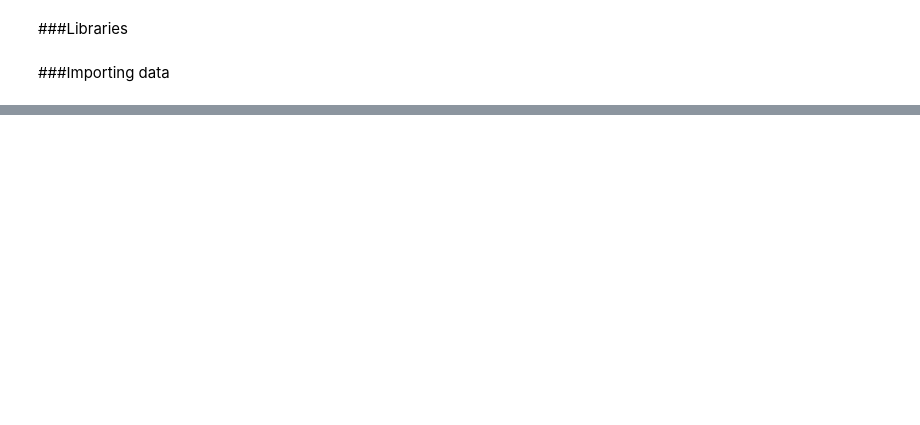
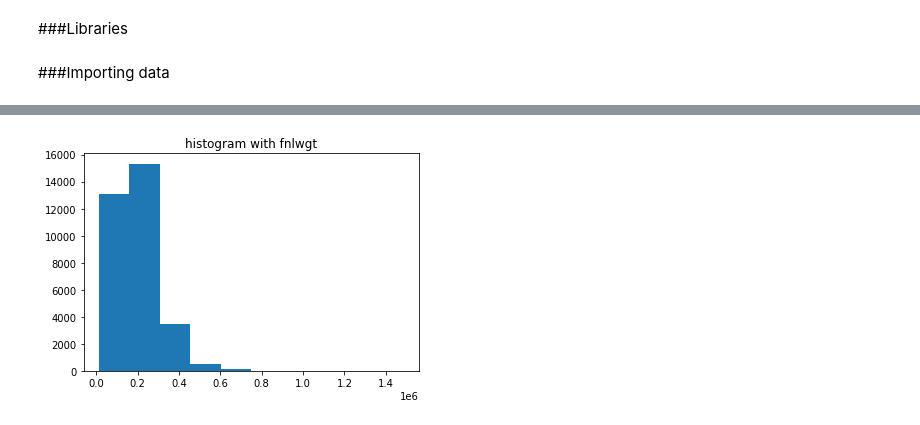
Before and after one commit to Fredooooooo/JSC270_Assg2, a Jupyter notebook: JSC270_Assignment2.ipynb, the cells around one changed output, grey strips where cells are left out. Cells and saved outputs as stored; diff of their text form; code cells hidden in the pictures; blank space fills up the shorter version.

```diff
--- a/JSC270_Assignment2.ipynb
+++ b/JSC270_Assignment2.ipynb
@@ -18,0 +176,6 @@ income94.columns = ['age','workclass', 'fnlwgt','education','education_num','mar
+# %%
+plt.hist(income94.fnlwgt)
+plt.title("histogram with fnlwgt")
+plt.show()
+# %% [output]
+[figure, added]
```
Also changed, not shown: parts of 33 cells of this notebook.
